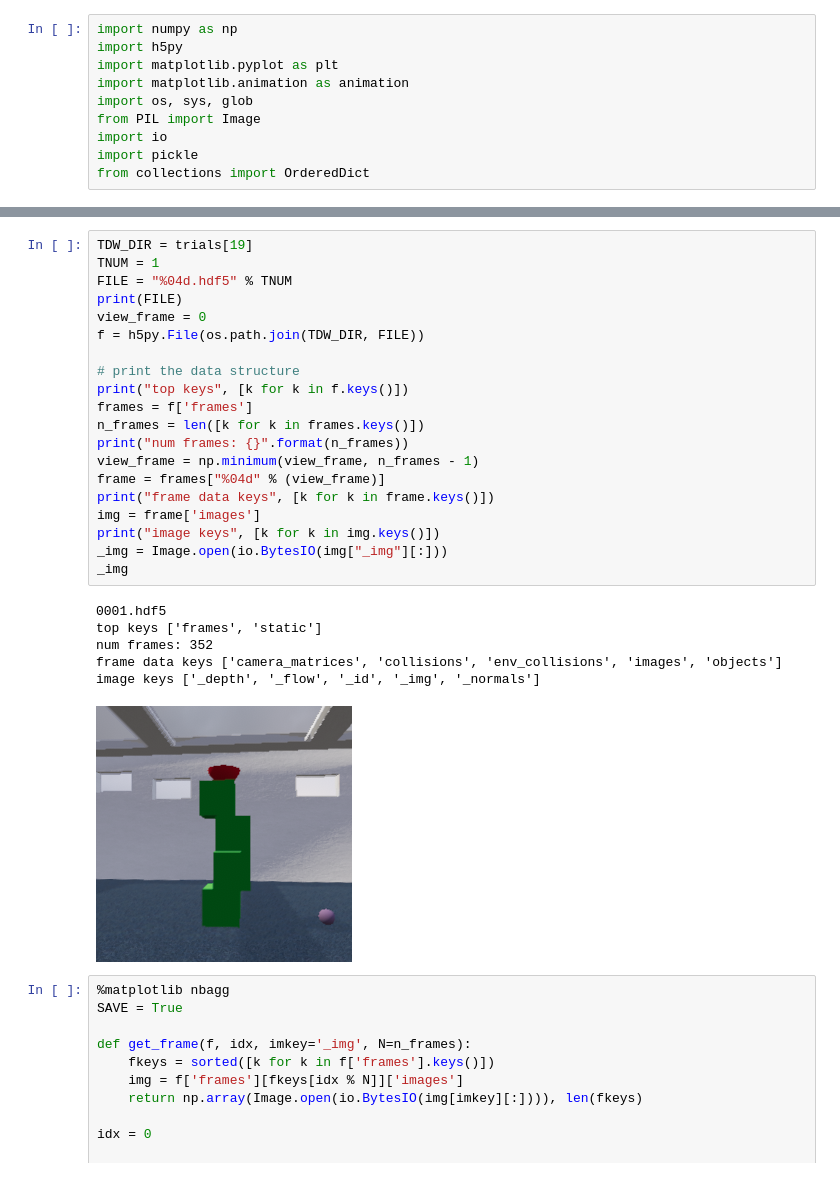
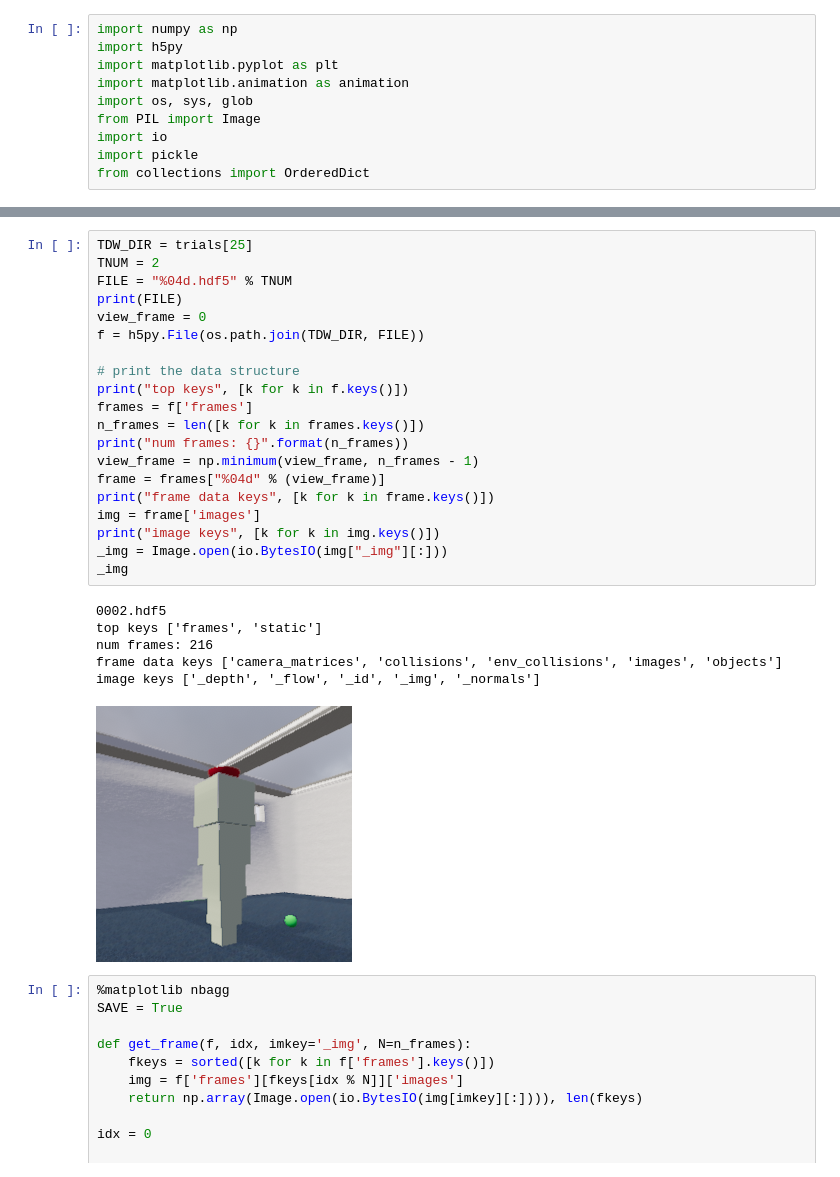
Before and after one commit to alters-mit/tdw_physics, a Jupyter notebook: notebooks/Dominoes_db011921.ipynb, the cells around one changed output, grey strips where cells are left out. Saved outputs shown, nothing was run; the diff lists cells and outputs as text.

```diff
--- a/notebooks/Dominoes_db011921.ipynb
+++ b/notebooks/Dominoes_db011921.ipynb
@@ -37,30 +34,30 @@ trials
 # %%
-TDW_DIR = trials[19]
-TNUM = 1
+TDW_DIR = trials[25]
+TNUM = 2
 FILE = "%04d.hdf5" % TNUM
 print(FILE)
 view_frame = 0
 f = h5py.File(os.path.join(TDW_DIR, FILE))
 
 # print the data structure
 print("top keys", [k for k in f.keys()])
 frames = f['frames']
 n_frames = len([k for k in frames.keys()])
 print("num frames: {}".format(n_frames))
 view_frame = np.minimum(view_frame, n_frames - 1)
 frame = frames["%04d" % (view_frame)]
 print("frame data keys", [k for k in frame.keys()])
 img = frame['images']
 print("image keys", [k for k in img.keys()])
 _img = Image.open(io.BytesIO(img["_img"][:]))
 _img
 # %% [output]
-0001.hdf5
+0002.hdf5
 top keys ['frames', 'static']
-num frames: 352
+num frames: 216
 frame data keys ['camera_matrices', 'collisions', 'env_collisions', 'images', 'objects']
 image keys ['_depth', '_flow', '_id', '_img', '_normals']
-[figure, old version]
+[figure, new version]
 # %%
 %matplotlib nbagg
 SAVE = True
```
Also changed, not shown: parts of 1 cell of this notebook, 2 other files.
